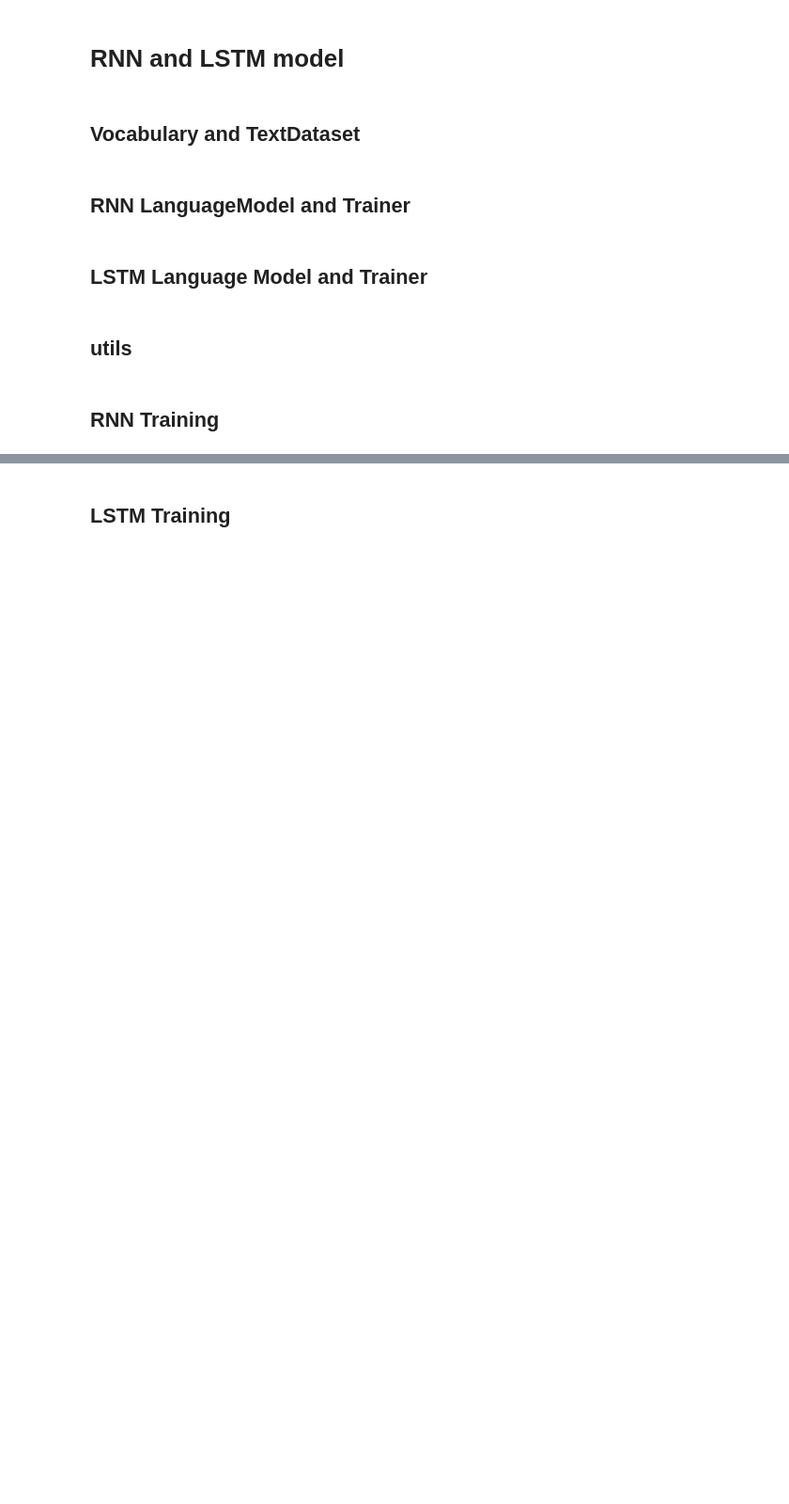
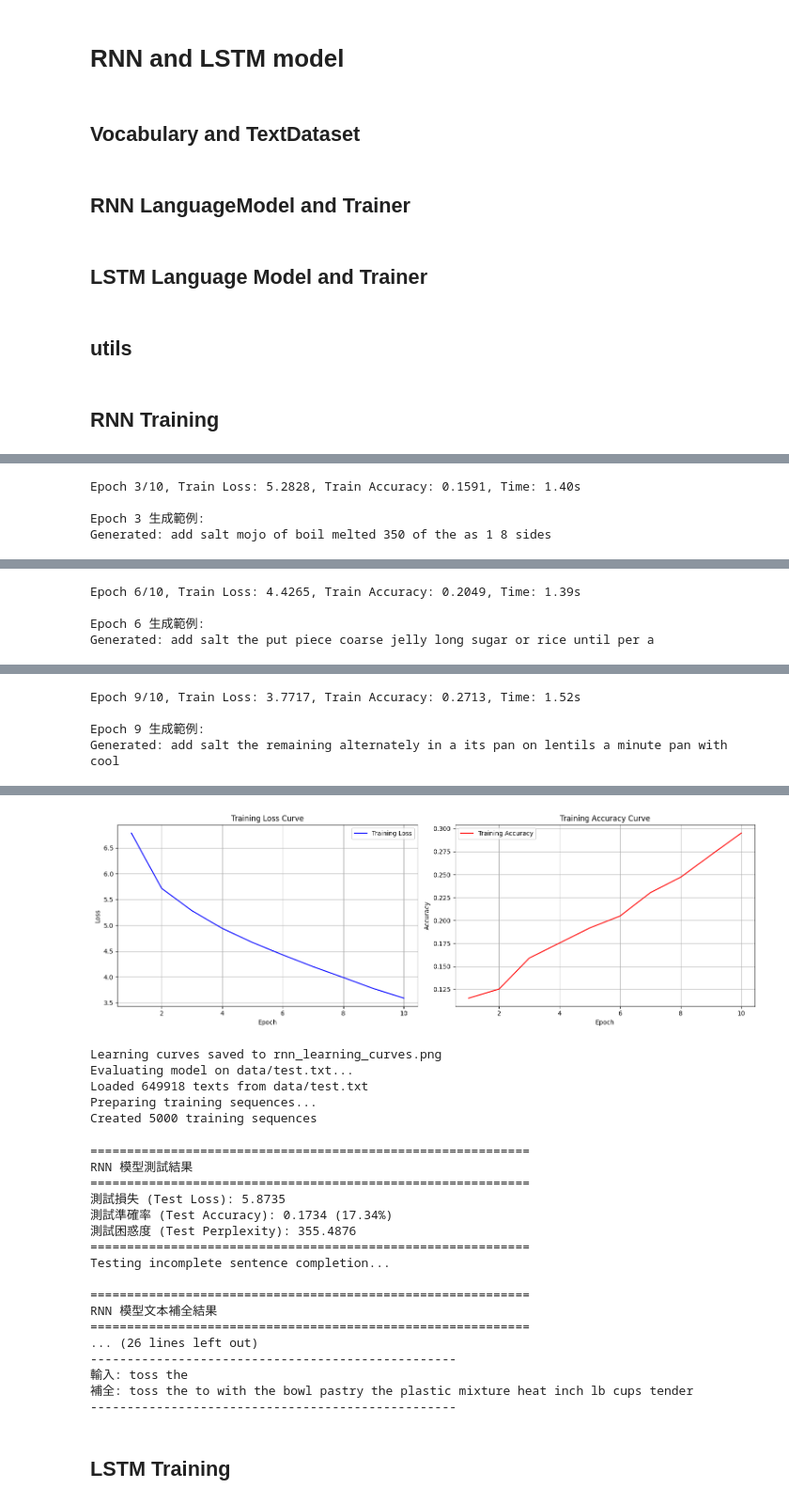
Before and after one commit to Allenwang2004/NYCU_LLM, a Jupyter notebook: hw1/hw1_1_111705068.ipynb, the cells around one changed output, grey strips where cells are left out. Shown at 94% size. Saved outputs shown, nothing was run; the diff lists cells and outputs as text; code cells hidden in the pictures; blank space fills up the shorter version.

Commit message:
feat: add plot

```diff
--- a/hw1/hw1_1_111705068.ipynb
+++ b/hw1/hw1_1_111705068.ipynb
@@ -632,7 +632,7 @@ class TextDataset(Dataset):
                 continue
 
             # 限制總 sequence 數量
-            if len(self.sequences) >= 1000000:
+            if len(self.sequences) >= 5000:
                 break
 
             # 創建滑動窗口序列
@@ -1246,12 +1246,6 @@ for epoch in epoch_pbar:
 
     print(f'Epoch {epoch+1}/{NUM_EPOCHS}, Train Loss: {train_loss:.4f}, Train Accuracy: {train_accuracy:.4f}, Time: {epoch_time:.2f}s')
 
-    # 每幾個 epoch 生成一些文本
-    if (epoch + 1) % 3 == 0:
-        print(f"\nEpoch {epoch+1} 生成範例:")
-        sample_text = trainer.generate_text("add salt", max_length=15)
-        print(f"Generated: {sample_text}")
-
 # save model
 torch.save({
     'model_state_dict': model.state_dict(),
@@ -1287,0 +1283,4 @@ KeyboardInterrupt:
+Epoch 3/10, Train Loss: 5.2828, Train Accuracy: 0.1591, Time: 1.40s
+
+Epoch 3 生成範例:
+Generated: add salt mojo of boil melted 350 of the as 1 8 sides
@@ -1287,0 +1289,4 @@ KeyboardInterrupt:
+Epoch 6/10, Train Loss: 4.4265, Train Accuracy: 0.2049, Time: 1.39s
+
+Epoch 6 生成範例:
+Generated: add salt the put piece coarse jelly long sugar or rice until per a
@@ -1287,0 +1295,4 @@ KeyboardInterrupt:
+Epoch 9/10, Train Loss: 3.7717, Train Accuracy: 0.2713, Time: 1.52s
+
+Epoch 9 生成範例:
+Generated: add salt the remaining alternately in a its pan on lentils a minute pan with cool
@@ -1288,3 +1301,26 @@ KeyboardInterrupt:
+[figure, added]
+Learning curves saved to rnn_learning_curves.png
+Evaluating model on data/test.txt...
+Loaded 649918 texts from data/test.txt
+Preparing training sequences...
+Created 5000 training sequences
+============================================================
+RNN 模型測試結果
+============================================================
+測試損失 (Test Loss): 5.8735
+測試準確率 (Test Accuracy): 0.1734 (17.34%)
+測試困惑度 (Test Perplexity): 355.4876
+============================================================
+Testing incomplete sentence completion...
+
+============================================================
+RNN 模型文本補全結果
+============================================================
+... (26 lines left out)
+--------------------------------------------------
+輸入: toss the
+補全: toss the to with the bowl pastry the plastic mixture heat inch lb cups tender
+--------------------------------------------------
 # %% [markdown]
 ## LSTM Training
 # %%
```
Also changed, not shown: parts of 2 cells of this notebook, 2 other files.
